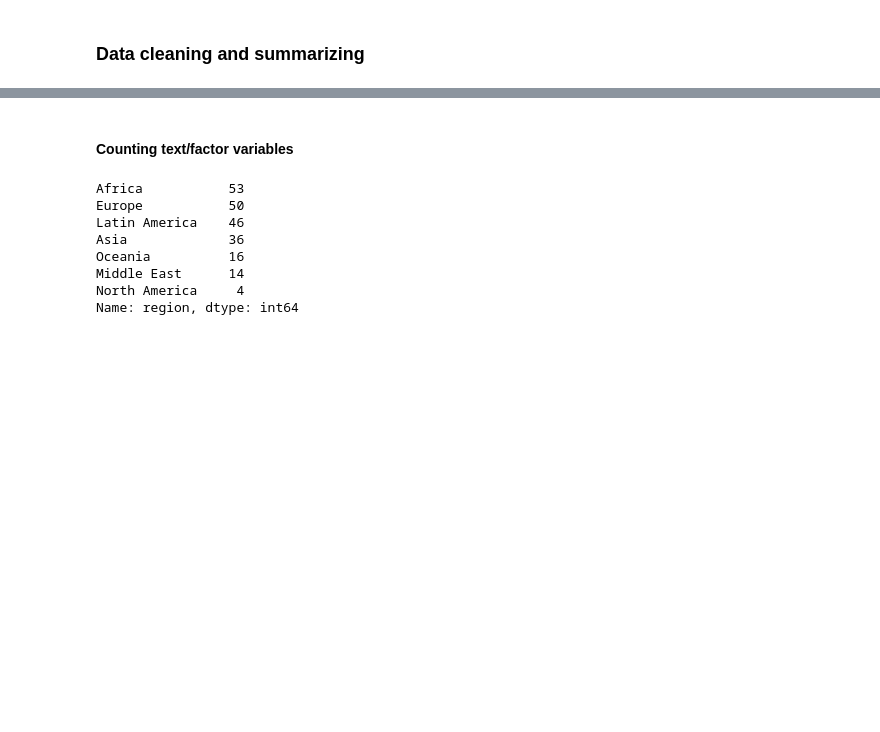
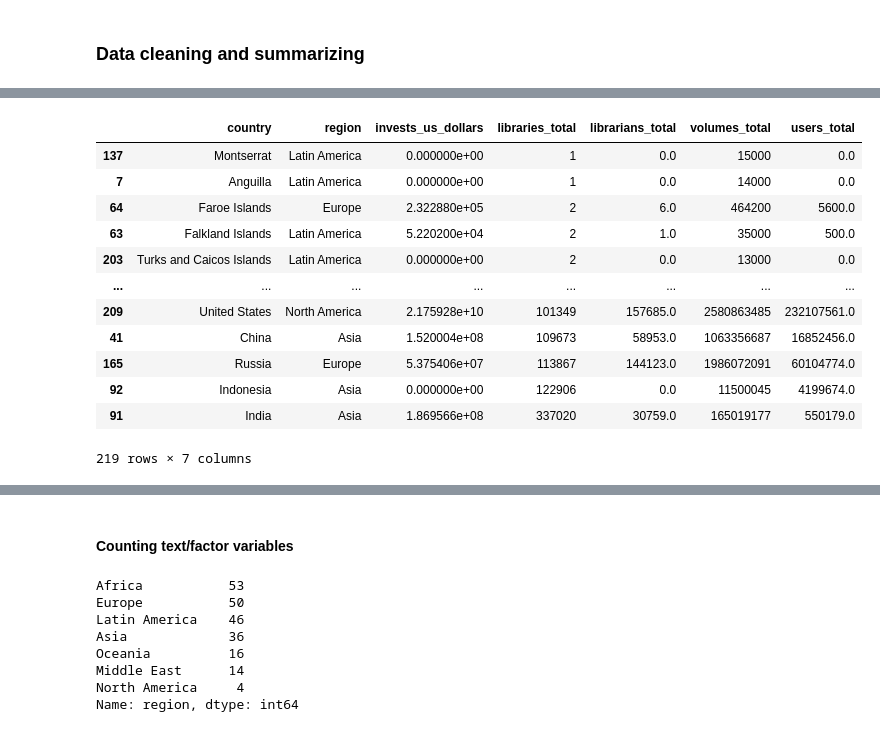
Before and after one commit to GabrielReisR/python_scripts, a Jupyter notebook: pandas_basics.ipynb, the cells around one changed output, grey strips where cells are left out. Cells and saved outputs as stored; diff of their text form; code cells hidden in the pictures; blank space fills up the shorter version.

```diff
--- a/pandas_basics.ipynb
+++ b/pandas_basics.ipynb
@@ -805,3 +1018,20 @@ region_books # 'mean' is the default aggregator
+# %%
+# Replacing NAs
+libraries.fillna(0)
+# %% [output]
+|  | country | region | invests_us_dollars | libraries_total | librarians_total | volumes_total | users_total |
+| 137 | Montserrat | Latin America | 0.000000e+00 | 1 | 0.0 | 15000 | 0.0 |
+| 7 | Anguilla | Latin America | 0.000000e+00 | 1 | 0.0 | 14000 | 0.0 |
+| 64 | Faroe Islands | Europe | 2.322880e+05 | 2 | 6.0 | 464200 | 5600.0 |
+| 63 | Falkland Islands | Latin America | 5.220200e+04 | 2 | 1.0 | 35000 | 500.0 |
+| 203 | Turks and Caicos Islands | Latin America | 0.000000e+00 | 2 | 0.0 | 13000 | 0.0 |
+| ... | ... | ... | ... | ... | ... | ... | ... |
+| 209 | United States | North America | 2.175928e+10 | 101349 | 157685.0 | 2580863485 | 232107561.0 |
+| 41 | China | Asia | 1.520004e+08 | 109673 | 58953.0 | 1063356687 | 16852456.0 |
+| 165 | Russia | Europe | 5.375406e+07 | 113867 | 144123.0 | 1986072091 | 60104774.0 |
+| 92 | Indonesia | Asia | 0.000000e+00 | 122906 | 0.0 | 11500045 | 4199674.0 |
+| 91 | India | Asia | 1.869566e+08 | 337020 | 30759.0 | 165019177 | 550179.0 |
+219 rows × 7 columns
 # %%
 # We can easily drop duplicates
 libraries = libraries.drop_duplicates()
```
Also changed, not shown: parts of 22 cells of this notebook.
